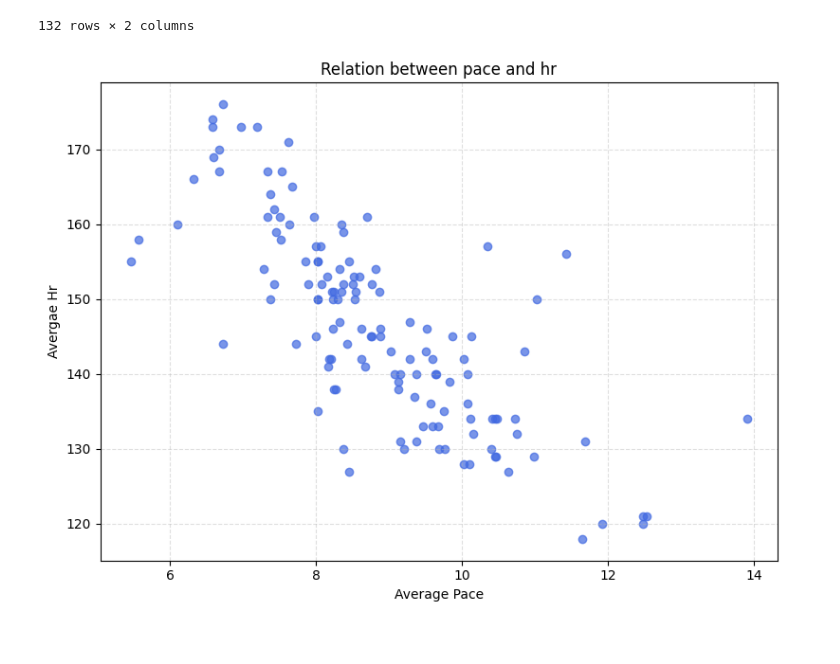
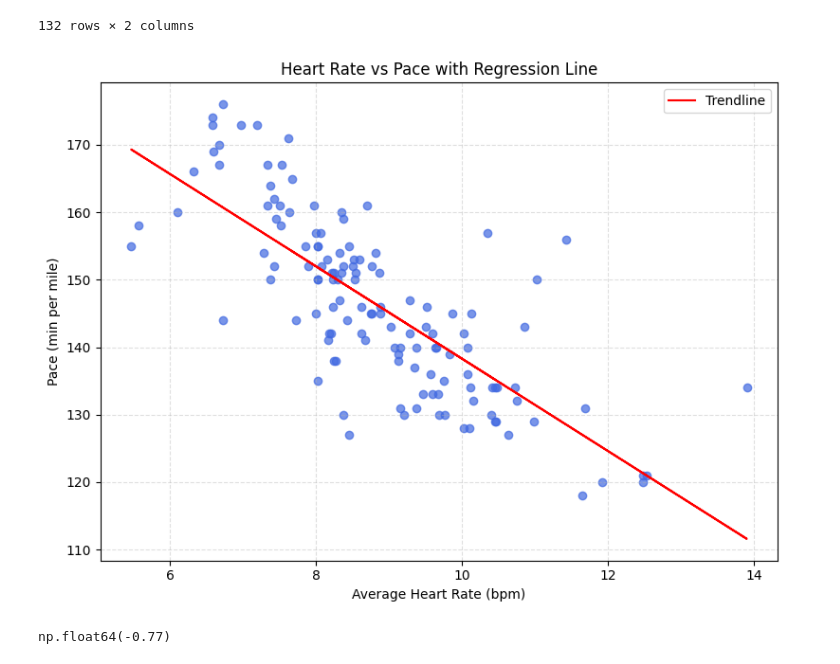
Before and after one commit to JakeBowen2005/Working_With_Garmin_Data, a Jupyter notebook: scatter_linearregression.ipynb, the cells around one changed output. Saved outputs shown, nothing was run; the diff lists cells and outputs as text; code cells hidden in the pictures.

Commit message:
Showed scatterplot and linear regression line

```diff
--- a/scatter_linearregression.ipynb
+++ b/scatter_linearregression.ipynb
@@ -92,14 +93,33 @@ hr_pace
 | 137 | 9.52 | 146 |
 | 138 | 10.45 | 129 |
 132 rows × 2 columns
-# %%
-plt.figure(figsize=(8,6))
-plt.scatter(hr_pace["Avg Pace"], hr_pace["Avg HR"], color="royalblue", alpha = 0.7)
-plt.xlabel("Average Pace")
-plt.ylabel("Avergae Hr")
-plt.title("Relation between pace and hr")
-plt.grid(True, linestyle="--", alpha=0.4)
-plt.tight_layout()
-plt.show()
-# %% [output]
-[figure, removed]
+# %%
+# Creating the graph
+plt.figure(figsize=(8,6))
+plt.scatter(hr_pace["Avg Pace"], hr_pace["Avg HR"], color="royalblue", alpha = 0.7)
+plt.grid(True, linestyle="--", alpha=0.4)
+
+
+#Adding the linear regression line
+z = np.polyfit(hr_pace["Avg Pace"], hr_pace["Avg HR"], 1)
+#z = np.polyfit(x, y, 1) fits a polynomial of degree 1 (a straight line) return coeffecients [m,b]
+p = np.poly1d(z)
+#Converts that [m, b] array into a callable function.
+# You can now compute predicted y-values: p(150) gives pace at HR=150.
+plt.plot(hr_pace["Avg Pace"], p(hr_pace["Avg Pace"]), color="red", label="Trendline")
+
+plt.title("Heart Rate vs Pace with Regression Line")
+plt.xlabel("Average Heart Rate (bpm)")
+plt.ylabel("Pace (min per mile)")
+plt.legend()
+plt.grid(True, linestyle="--", alpha=0.4)
+plt.tight_layout()
+plt.show()
+# %% [output]
+[figure, added]
+# %%
+#Quick show of correlation
+pace_hr_corr = hr_pace["Avg Pace"].corr(hr_pace["Avg HR"])
+pace_hr_corr.round(2)
+# %% [output]
+np.float64(-0.77)
```
Also changed, not shown: parts of 1 cell of this notebook.
